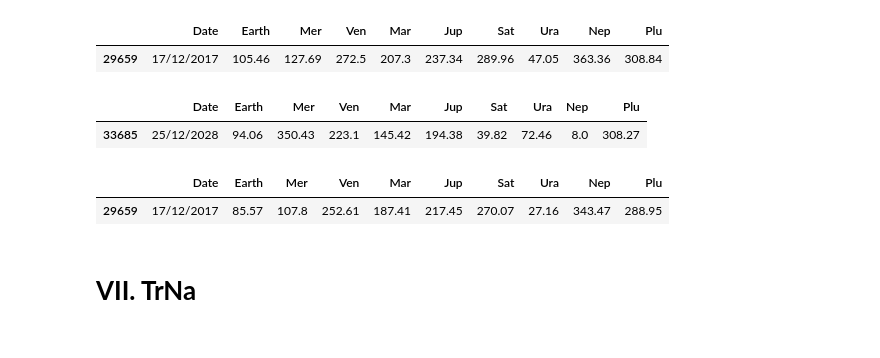
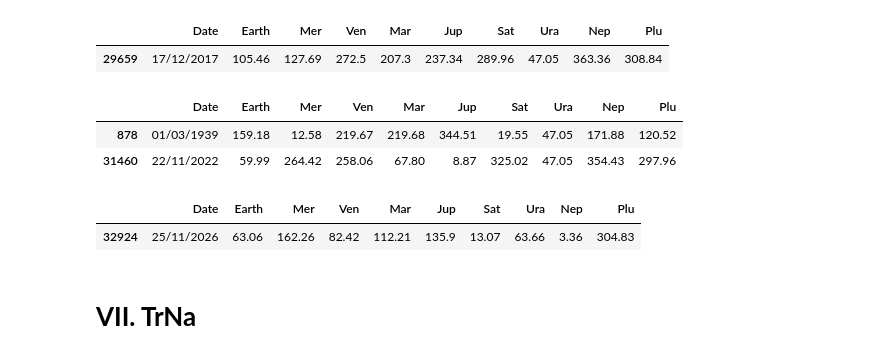
Before and after one commit to amirlehmam/MEMOIREPROPRE, a Jupyter notebook: PIPELINE.ipynb, the cells around one changed output. Cells and saved outputs as stored; diff of their text form; code cells hidden in the pictures.

```diff
--- a/PIPELINE.ipynb
+++ b/PIPELINE.ipynb
@@ -4403,19 +4385,19 @@ flu.loc[flu['col1'] == value]
+# %%
+flu1 = helio[helio.Ura == 47.05]
+
+flu1
+# %% [output]
+|  | Date | Earth | Mer | Ven | Mar | Jup | Sat | Ura | Nep | Plu |
+| 878 | 01/03/1939 | 159.18 | 12.58 | 219.67 | 219.68 | 344.51 | 19.55 | 47.05 | 171.88 | 120.52 |
+| 31460 | 22/11/2022 | 59.99 | 264.42 | 258.06 | 67.80 | 8.87 | 325.02 | 47.05 | 354.43 | 297.96 |
 # %%
-selected_date = '25/12/2028'
+selected_date = '25/11/2026'
 
 flu = helio[helio.Date == selected_date]
 flu
 # %% [output]
 |  | Date | Earth | Mer | Ven | Mar | Jup | Sat | Ura | Nep | Plu |
-| 33685 | 25/12/2028 | 94.06 | 350.43 | 223.1 | 145.42 | 194.38 | 39.82 | 72.46 | 8.0 | 308.27 |
+| 32924 | 25/11/2026 | 63.06 | 162.26 | 82.42 | 112.21 | 135.9 | 13.07 | 63.66 | 3.36 | 304.83 |
-# %%
-selected_date = '17/12/2017'
-
-flu = helio[helio.Date == selected_date]
-flu
-# %% [output]
-|  | Date | Earth | Mer | Ven | Mar | Jup | Sat | Ura | Nep | Plu |
-| 29659 | 17/12/2017 | 85.57 | 107.8 | 252.61 | 187.41 | 217.45 | 270.07 | 27.16 | 343.47 | 288.95 |
 # %%
 #for col in pa.columns[2:]:
     #pa[col] = pd.to_datetime(pa['Date'])
```
Also changed, not shown: parts of 9 cells of this notebook.
